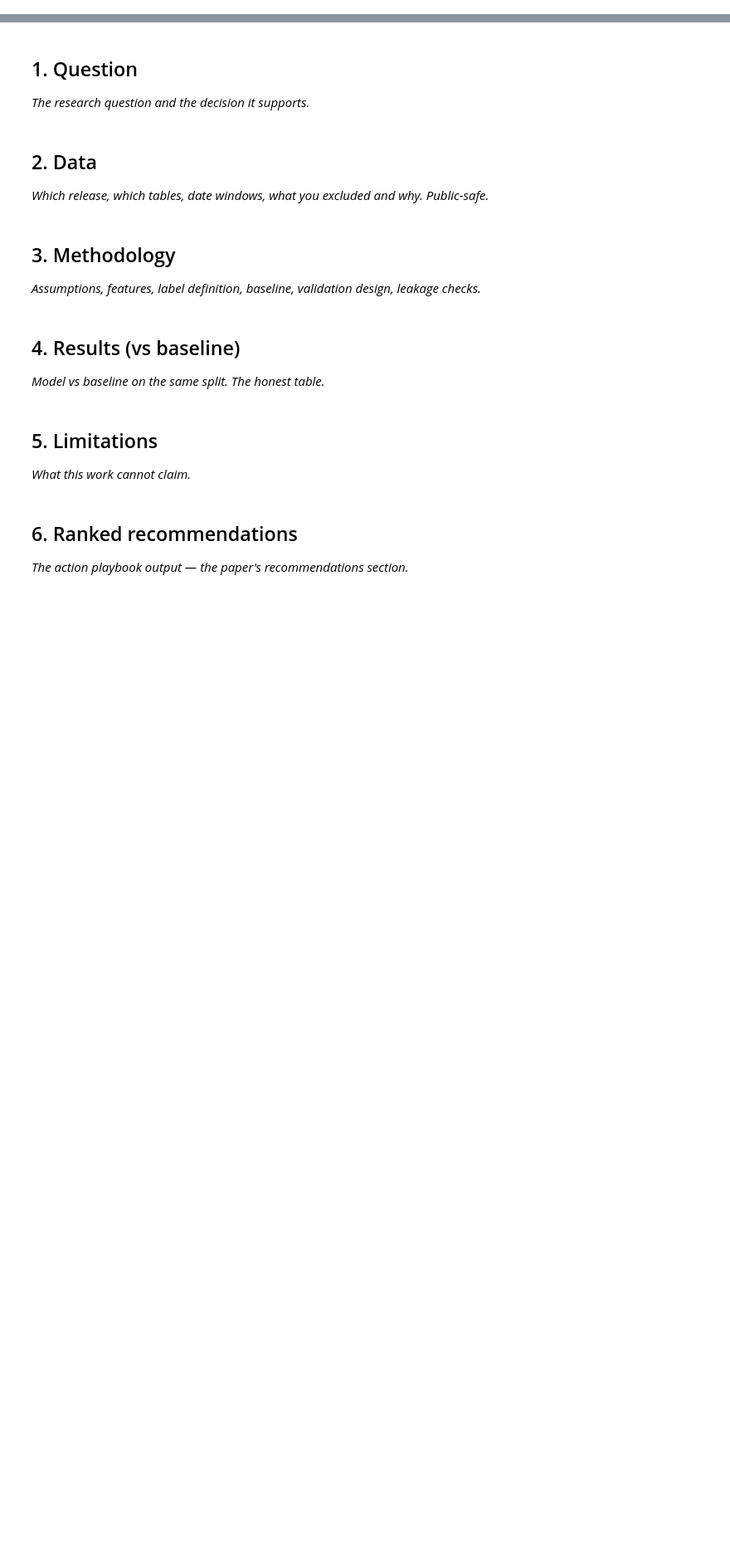
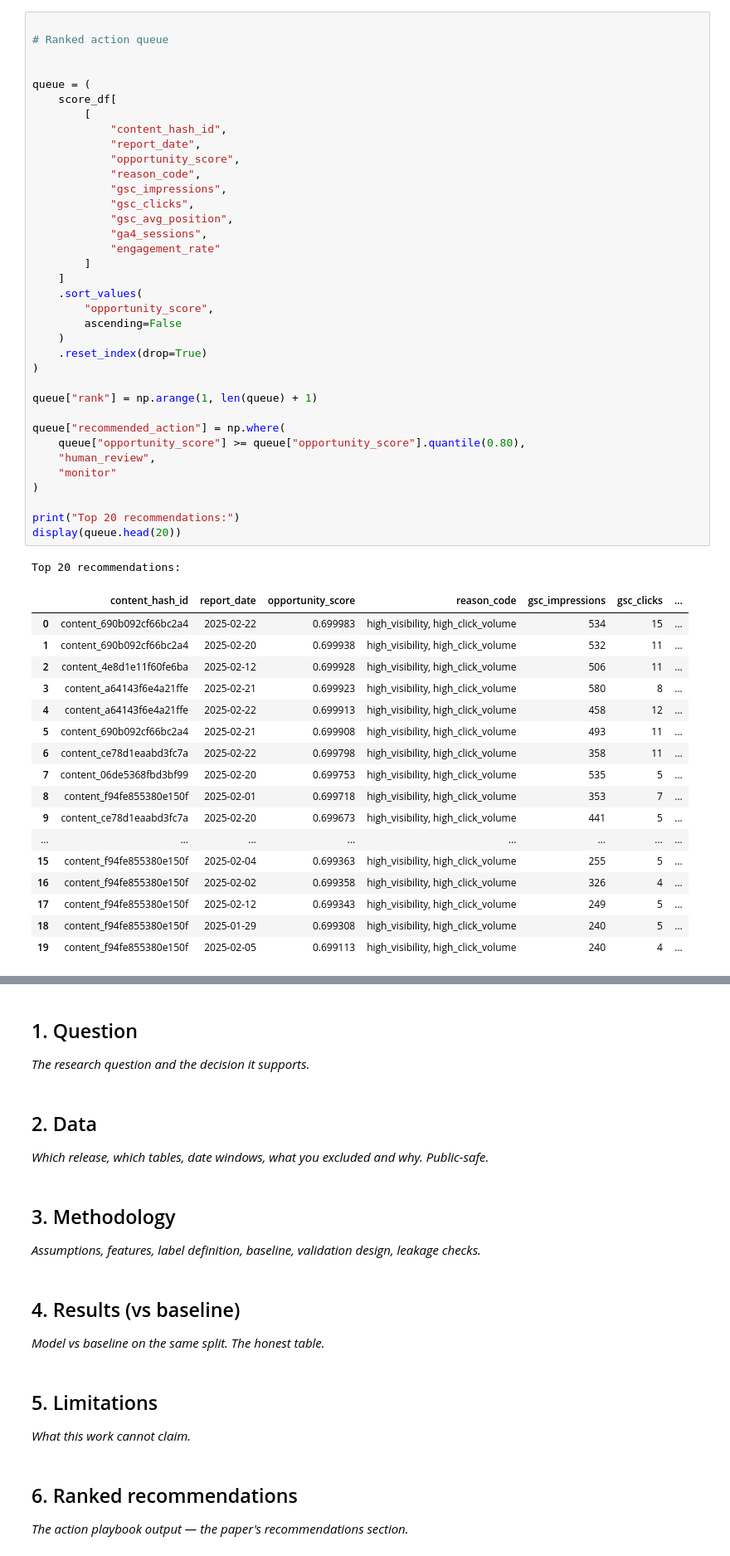
Before and after one commit to aamr8010/flyrank-ml-internship, a Jupyter notebook: work/notebooks/capstone.ipynb, the cells around one changed output, grey strips where cells are left out. Shown at 83% size. Saved outputs shown, nothing was run; the diff lists cells and outputs as text; blank space fills up the shorter version.

```diff
--- a/work/notebooks/capstone.ipynb
+++ b/work/notebooks/capstone.ipynb
@@ -8,0 +289,55 @@ This skeleton is yours to fill. Work the sections **in order** — each one has
+# %%
+
+# Ranked action queue
+
+
+queue = (
+    score_df[
+        [
+            "content_hash_id",
+            "report_date",
+            "opportunity_score",
+            "reason_code",
+            "gsc_impressions",
+            "gsc_clicks",
+            "gsc_avg_position",
+            "ga4_sessions",
+            "engagement_rate"
+        ]
+    ]
+    .sort_values(
+        "opportunity_score",
+        ascending=False
+    )
+    .reset_index(drop=True)
+)
+
+queue["rank"] = np.arange(1, len(queue) + 1)
+
+queue["recommended_action"] = np.where(
+    queue["opportunity_score"] >= queue["opportunity_score"].quantile(0.80),
+    "human_review",
+    "monitor"
+)
+
+print("Top 20 recommendations:")
+display(queue.head(20))
+# %% [output]
+Top 20 recommendations:
+|  | content_hash_id | report_date | opportunity_score | reason_code | gsc_impressions | gsc_clicks | ... |
+| 0 | content_690b092cf66bc2a4 | 2025-02-22 | 0.699983 | high_visibility, high_click_volume | 534 | 15 | ... |
+| 1 | content_690b092cf66bc2a4 | 2025-02-20 | 0.699938 | high_visibility, high_click_volume | 532 | 11 | ... |
+| 2 | content_4e8d1e11f60fe6ba | 2025-02-12 | 0.699928 | high_visibility, high_click_volume | 506 | 11 | ... |
+| 3 | content_a64143f6e4a21ffe | 2025-02-21 | 0.699923 | high_visibility, high_click_volume | 580 | 8 | ... |
+| 4 | content_a64143f6e4a21ffe | 2025-02-22 | 0.699913 | high_visibility, high_click_volume | 458 | 12 | ... |
+| 5 | content_690b092cf66bc2a4 | 2025-02-21 | 0.699908 | high_visibility, high_click_volume | 493 | 11 | ... |
+| 6 | content_ce78d1eaabd3fc7a | 2025-02-22 | 0.699798 | high_visibility, high_click_volume | 358 | 11 | ... |
+| 7 | content_06de5368fbd3bf99 | 2025-02-20 | 0.699753 | high_visibility, high_click_volume | 535 | 5 | ... |
+| 8 | content_f94fe855380e150f | 2025-02-01 | 0.699718 | high_visibility, high_click_volume | 353 | 7 | ... |
+| 9 | content_ce78d1eaabd3fc7a | 2025-02-20 | 0.699673 | high_visibility, high_click_volume | 441 | 5 | ... |
+| ... | ... | ... | ... | ... | ... | ... | ... |
+| 15 | content_f94fe855380e150f | 2025-02-04 | 0.699363 | high_visibility, high_click_volume | 255 | 5 | ... |
+| 16 | content_f94fe855380e150f | 2025-02-02 | 0.699358 | high_visibility, high_click_volume | 326 | 4 | ... |
+| 17 | content_f94fe855380e150f | 2025-02-12 | 0.699343 | high_visibility, high_click_volume | 249 | 5 | ... |
+| 18 | content_f94fe855380e150f | 2025-01-29 | 0.699308 | high_visibility, high_click_volume | 240 | 5 | ... |
+| 19 | content_f94fe855380e150f | 2025-02-05 | 0.699113 | high_visibility, high_click_volume | 240 | 4 | ... |
```
Also changed, not shown: parts of 11 cells of this notebook.
